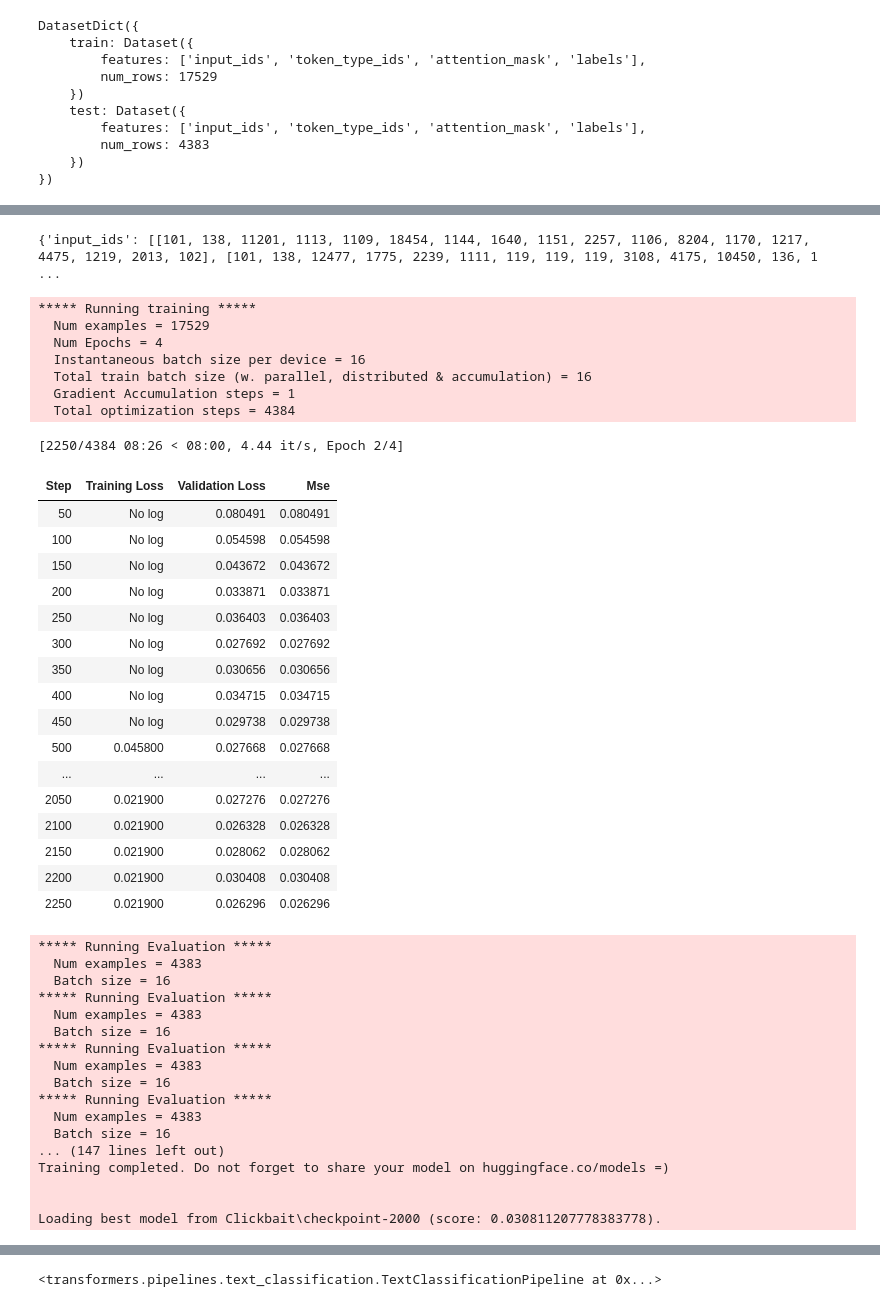
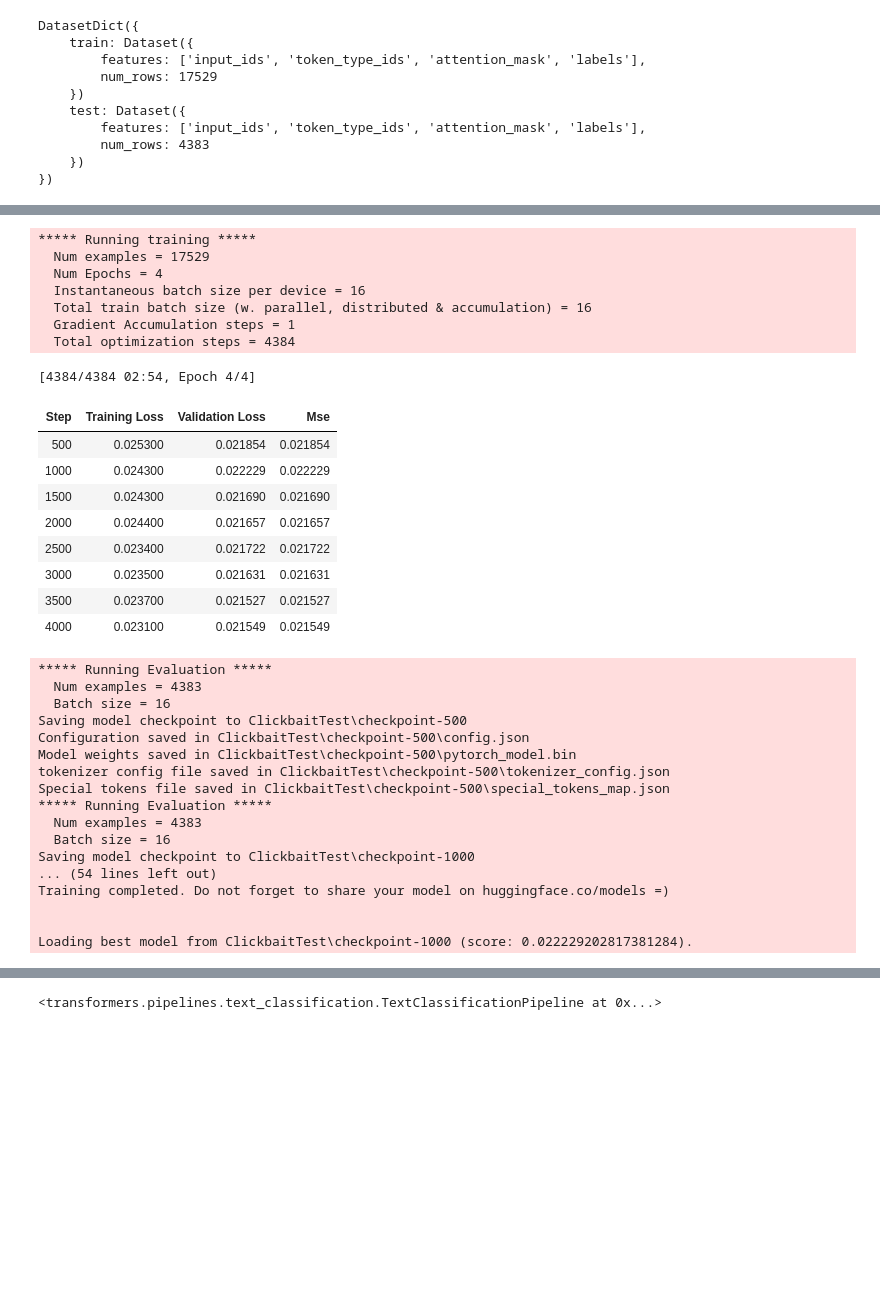
Before and after one commit to caush/Clickbait, a Jupyter notebook: CuratedToModel.ipynb, the cells around one changed output, grey strips where cells are left out. Saved outputs shown, nothing was run; the diff lists cells and outputs as text; code cells hidden in the pictures; blank space fills up the shorter version.

```diff
--- a/CuratedToModel.ipynb
+++ b/CuratedToModel.ipynb
@@ -1,6 +1,7 @@
 # %%
-modelPath = "Clickbait"
-checkpoint = "bert-base-cased"
+modelIn = "ClickbaitTest"
+modelOut = "ClickbaitTest2"
+
                                               # "cmarkea/distilcamembert-base-sentiment"
                                               # "cmarkea/distilcamembert-base" (accuracy=0,69)
                                               # "camembert-base"
@@ -8,12 +9,11 @@ checkpoint = "bert-base-cased"
                                               # "nlptown/bert-base-multilingual-uncased-sentiment"
                                               # "distilbert-base-uncased-finetuned-sst-2-english"
                                               # "bert-base-uncased"
+                                              # "bert-base-cased" <---
 problem_type =  "regression"                  # Possible values: "regression", "single_label_classification", "multi_label_classification"
 num_labels = 1                                # 5
-dataCuratedPath = "Data/Curated"              # Données pour tous les sites du 1er janvier 2021 au 30 avril 2021
-                                              # Données juste pour le site "Actualités, trucs et astuces" entre le 1er mai et le 31 juillet 2021.
-                                              # Les colonnes sont les suivantes, séparées par des ";" :
-                                              #    Page name;Title;Publish time;People Reached;Link Clicks
+dataCuratedPath = "Data/Curated"              # Columns separated by ";" to avoid numeric formats nightmare:
+                                              #    'postText', 'targetTitle', 'targetDescription', 'id', 'truthMean
 actualOutput = 'truthMean'
 computedOutput = "labelC"
 inputColumn = 'postText'
@@ -28,8 +28,8 @@ import numpy as np
 # %%
 from transformers import AutoTokenizer, AutoModelForSequenceClassification
 
-tokenizer = AutoTokenizer.from_pretrained(checkpoint)
+tokenizer = AutoTokenizer.from_pretrained(modelIn)
 model = AutoModelForSequenceClassification.from_pretrained(
-   checkpoint,
+   modelIn,
    problem_type=problem_type,
    num_labels = num_labels)
@@ -224,14 +244,15 @@ from transformers import TrainingArguments
 
 training_args = TrainingArguments(modelPath,
                                   evaluation_strategy= "steps", # "epoch",
-                                  eval_steps = 50, # Evaluation and Save happens every 50 steps
-                                  save_total_limit = 5, # Only last 5 models are saved. Older ones are deleted.
+                                  # eval_steps = 50, # Evaluation and Save happens every 50 steps
+                                  # save_steps = 50,
+                                  # save_total_limit = 5, # Only last 5 models are saved. Older ones are deleted.
                                   num_train_epochs = 4,
-                                  #optim= 'adamw_torch',
+                                  optim= 'adamw_torch',
                                   per_device_train_batch_size = 16,
                                   per_device_eval_batch_size = 16,
-                                  #learning_rate=learning_rate,
-                                  #weight_decay=weight_decay,
+                                  learning_rate=learning_rate,
+                                  weight_decay=weight_decay,
                                   #push_to_hub=push_to_hub,
                                   metric_for_best_model = 'accuracy' if num_labels == 2 else 'mse' if num_labels == 1 else 'matthews_correlation',
                                   load_best_model_at_end=True
@@ -239,10 +260,6 @@ training_args = TrainingArguments(modelPath,
 # %%
 from transformers import DataCollatorWithPadding
 data_collator = DataCollatorWithPadding(tokenizer)
-# %%
-print(tokenized_curated4["train"][0:20])
-# %% [output]
-{'input_ids': [[101, 138, 11201, 1113, 1109, 18454, 1144, 1640, 1151, 2257, 1106, 8204, 1170, 1217, 4475, 1219, 2013, 102], [101, 138, 12477, 1775, 2239, 1111, 119, 119, 119, 3108, 4175, 10450, 136, 1 ...
 # %%
 from transformers import Trainer
 from transformers import EarlyStoppingCallback
@@ -254,57 +271,49 @@ trainer = Trainer(model,
                   data_collator=data_collator,
                   tokenizer=tokenizer,
                   compute_metrics = compute_metrics,
-                  callbacks = [EarlyStoppingCallback(early_stopping_patience=3)], #3
+                  # callbacks = [EarlyStoppingCallback(early_stopping_patience=5)], #3
                   # optimizers=(torch.optim.AdamW, torch.optim.lr_scheduler.LambdaLR)
                  )
 # %%
 # faire la boucle avec le trainer pytorch
 # %pdb
-if (modelPath != checkpoint):
+if (modelIn != modelOut):
     trainer.train()
 # %% [output]
 ***** Running training *****
   Num examples = 17529
   Num Epochs = 4
   Instantaneous batch size per device = 16
   Total train batch size (w. parallel, distributed & accumulation) = 16
   Gradient Accumulation steps = 1
   Total optimization steps = 4384
-[2250/4384 08:26 < 08:00, 4.44 it/s, Epoch 2/4]
+[4384/4384 02:54, Epoch 4/4]
 | Step | Training Loss | Validation Loss | Mse |
-| 50 | No log | 0.080491 | 0.080491 |
-| 100 | No log | 0.054598 | 0.054598 |
-| 150 | No log | 0.043672 | 0.043672 |
-| 200 | No log | 0.033871 | 0.033871 |
-| 250 | No log | 0.036403 | 0.036403 |
-| 300 | No log | 0.027692 | 0.027692 |
-| 350 | No log | 0.030656 | 0.030656 |
-| 400 | No log | 0.034715 | 0.034715 |
-| 450 | No log | 0.029738 | 0.029738 |
-| 500 | 0.045800 | 0.027668 | 0.027668 |
-| ... | ... | ... | ... |
-| 2050 | 0.021900 | 0.027276 | 0.027276 |
-| 2100 | 0.021900 | 0.026328 | 0.026328 |
-| 2150 | 0.021900 | 0.028062 | 0.028062 |
-| 2200 | 0.021900 | 0.030408 | 0.030408 |
-| 2250 | 0.021900 | 0.026296 | 0.026296 |
+| 500 | 0.025300 | 0.021854 | 0.021854 |
+| 1000 | 0.024300 | 0.022229 | 0.022229 |
+| 1500 | 0.024300 | 0.021690 | 0.021690 |
+| 2000 | 0.024400 | 0.021657 | 0.021657 |
+| 2500 | 0.023400 | 0.021722 | 0.021722 |
+| 3000 | 0.023500 | 0.021631 | 0.021631 |
+| 3500 | 0.023700 | 0.021527 | 0.021527 |
+| 4000 | 0.023100 | 0.021549 | 0.021549 |
 ***** Running Evaluation *****
   Num examples = 4383
   Batch size = 16
+Saving model checkpoint to ClickbaitTest\checkpoint-500
+Configuration saved in ClickbaitTest\checkpoint-500\config.json
+Model weights saved in ClickbaitTest\checkpoint-500\pytorch_model.bin
+tokenizer config file saved in ClickbaitTest\checkpoint-500\tokenizer_config.json
+Special tokens file saved in ClickbaitTest\checkpoint-500\special_tokens_map.json
 ***** Running Evaluation *****
   Num examples = 4383
   Batch size = 16
-***** Running Evaluation *****
-  Num examples = 4383
-  Batch size = 16
-***** Running Evaluation *****
-  Num examples = 4383
-  Batch size = 16
-... (147 lines left out)
+Saving model checkpoint to ClickbaitTest\checkpoint-1000
+... (54 lines left out)
 Training completed. Do not forget to share your model on huggingface.co/models =)
 
 
-Loading best model from Clickbait\checkpoint-2000 (score: 0.030811207778383778).
+Loading best model from ClickbaitTest\checkpoint-1000 (score: 0.022229202817381284).
 # %%
 trainer.evaluate()
 # %% [output]
```
Also changed, not shown: parts of 28 cells of this notebook, 1 other file.
